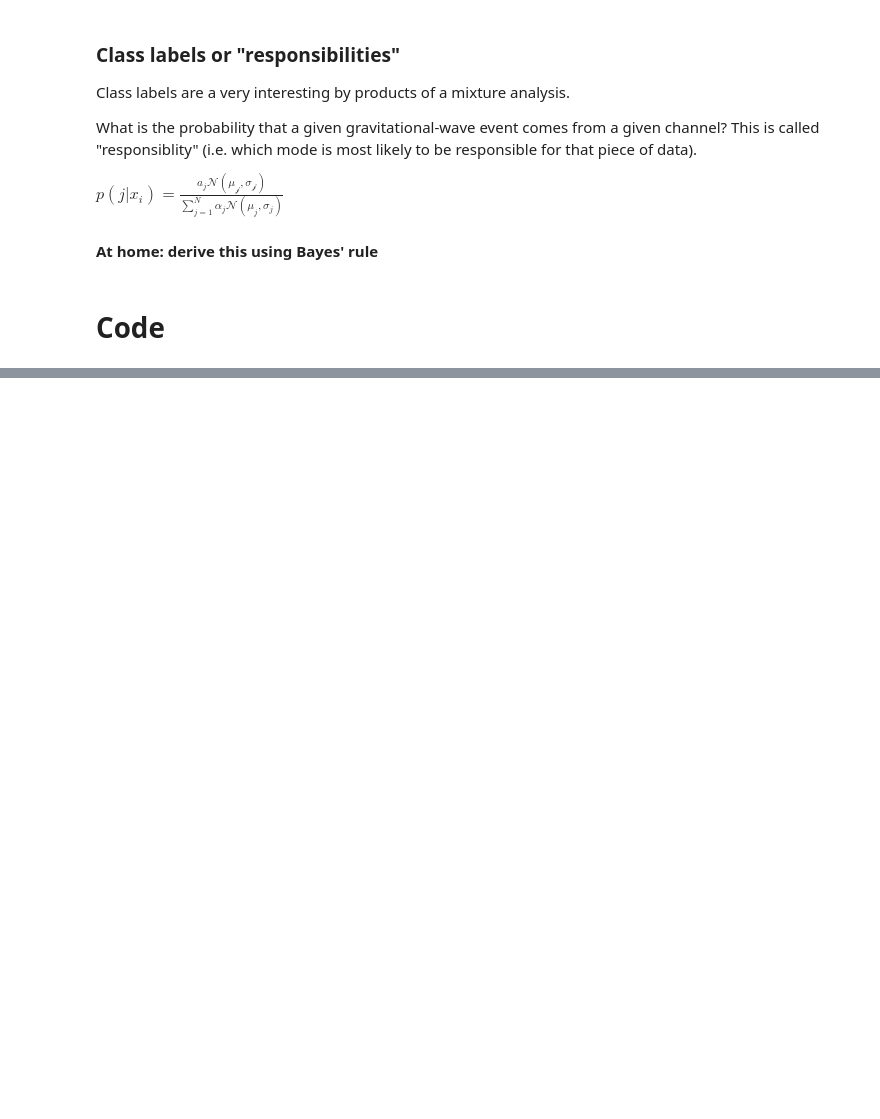
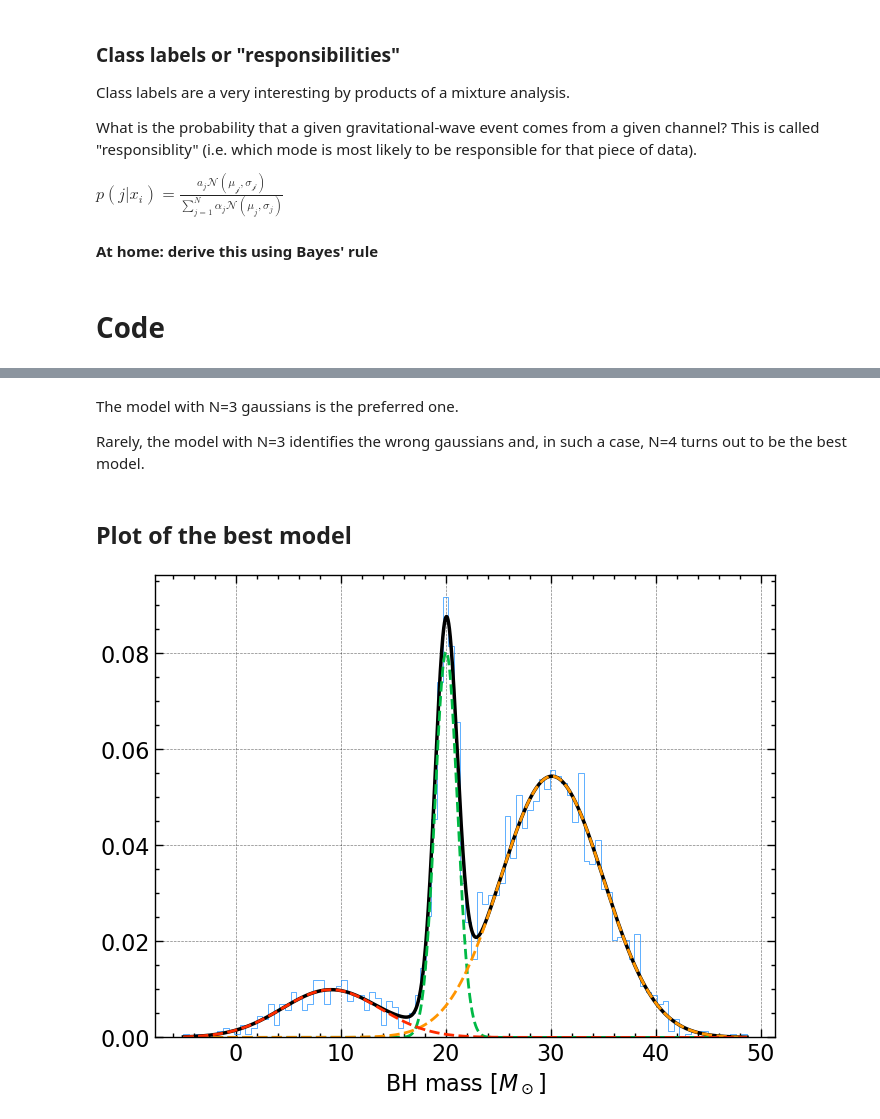
Before and after one commit to M-Bianchi/astrostatistics_bicocca_2024, a Jupyter notebook: working/W06_bhformation.ipynb, the cells around one changed output, grey strips where cells are left out. Drawn from its saved outputs; the diff is of its cells as text; code cells hidden in the pictures; blank space fills up the shorter version.

```diff
--- a/working/W06_bhformation.ipynb
+++ b/working/W06_bhformation.ipynb
@@ -111,0 +136,22 @@ plt.plot(x_dense, results_1.score_samples(x_dense))
+# %% [markdown]
+The model with N=3 gaussians is the preferred one.
+
+Rarely, the model with N=3 identifies the wrong gaussians and, in such a case, N=4 turns out to be the best model.
+# %% [markdown]
+## Plot of the best model
+# %%
+plt.hist(data, density=True, bins=100, histtype='step', edgecolor='dodgerblue', lw=0.5);
+
+x_dense = np.linspace(np.min(data), np.max(data), 10000)[:,np.newaxis]
+
+pdf = np.exp(results['N=3'].score_samples(x_dense))
+plt.plot(x_dense, pdf, c='black', lw=2.5)
+
+components = results['N=3'].predict_proba(x_dense)
+plt.plot(x_dense, components[:,0]*pdf, ls='--')
+plt.plot(x_dense, components[:,1]*pdf, ls='--')
+plt.plot(x_dense, components[:,2]*pdf, ls='--')
+
+plt.xlabel('BH mass [$M_\odot$]');
+# %% [output]
+[figure, added]
```
Also changed, not shown: parts of 10 cells of this notebook, 1 other file.
